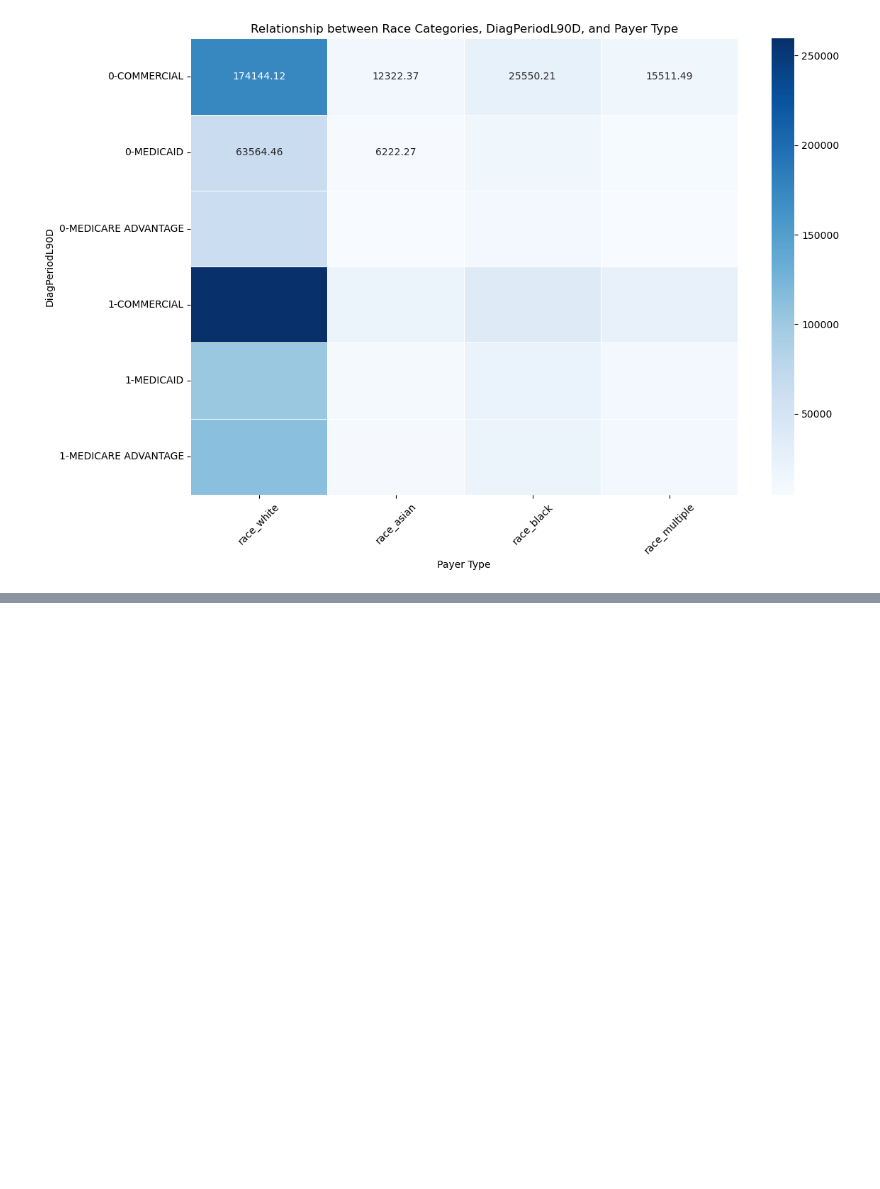
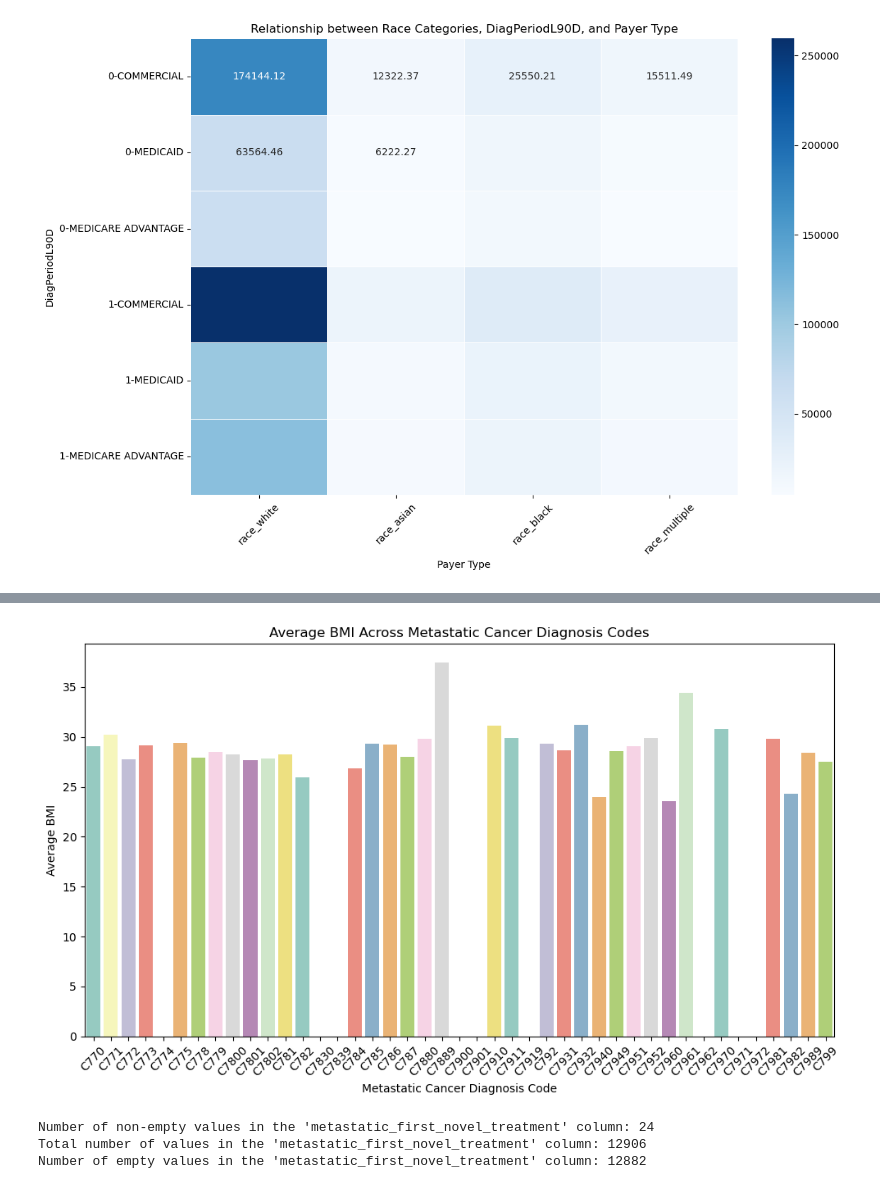
Before and after one commit to IonasAndreea/Data-Analysis_Python, a Jupyter notebook: Untitled.ipynb, the cells around one changed output, grey strips where cells are left out. Drawn from its saved outputs; the diff is of its cells as text; code cells hidden in the pictures; blank space fills up the shorter version.

```diff
--- a/Untitled.ipynb
+++ b/Untitled.ipynb
@@ -519,0 +541,24 @@ else:
+# %%
+import seaborn as sns
+import matplotlib.pyplot as plt
+avg_bmi_by_diagnosis_code = train_data.groupby('metastatic_cancer_diagnosis_code')['bmi'].mean().reset_index()
+plt.figure(figsize=(10, 6))
+sns.barplot(x='metastatic_cancer_diagnosis_code', y='bmi', data=avg_bmi_by_diagnosis_code, palette='Set3')
+plt.title('Average BMI Across Metastatic Cancer Diagnosis Codes')
+plt.xlabel('Metastatic Cancer Diagnosis Code')
+plt.ylabel('Average BMI')
+plt.xticks(rotation=45)
+plt.tight_layout()
+plt.show()
+# %% [output]
+[figure, added]
+# %%
+treatment_count = train_data['metastatic_first_novel_treatment'].notnull().sum()
+print("Number of non-empty values in the 'metastatic_first_novel_treatment' column:", treatment_count)
+total_values = len(train_data['metastatic_first_novel_treatment'])
+print("Total number of values in the 'metastatic_first_novel_treatment' column:", total_values)
+print("Number of empty values in the 'metastatic_first_novel_treatment' column:", total_values - treatment_count)
+# %% [output]
+Number of non-empty values in the 'metastatic_first_novel_treatment' column: 24
+Total number of values in the 'metastatic_first_novel_treatment' column: 12906
+Number of empty values in the 'metastatic_first_novel_treatment' column: 12882
```
Also changed, not shown: parts of 29 cells of this notebook.
